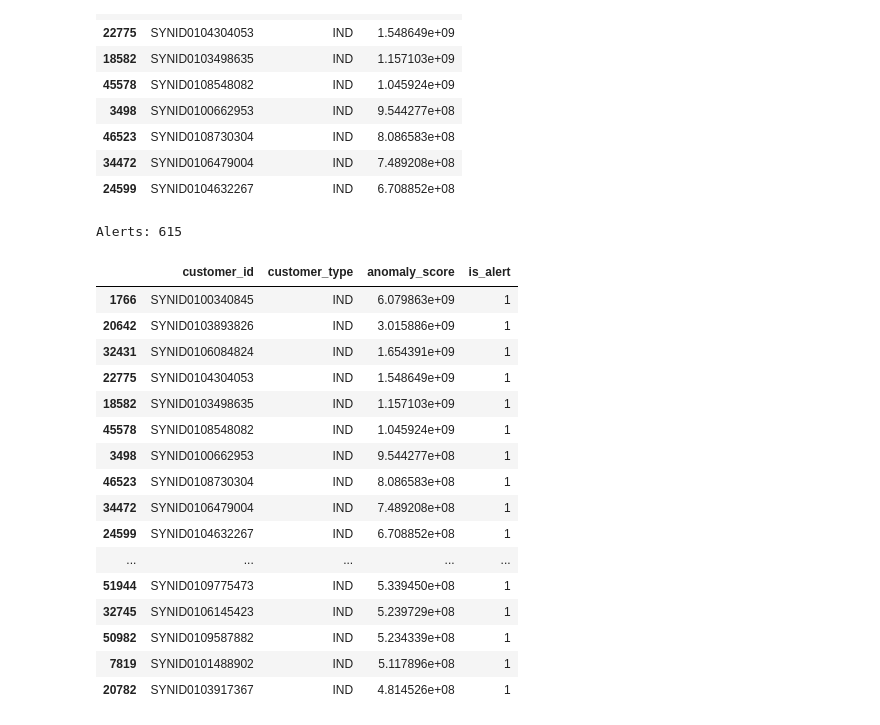
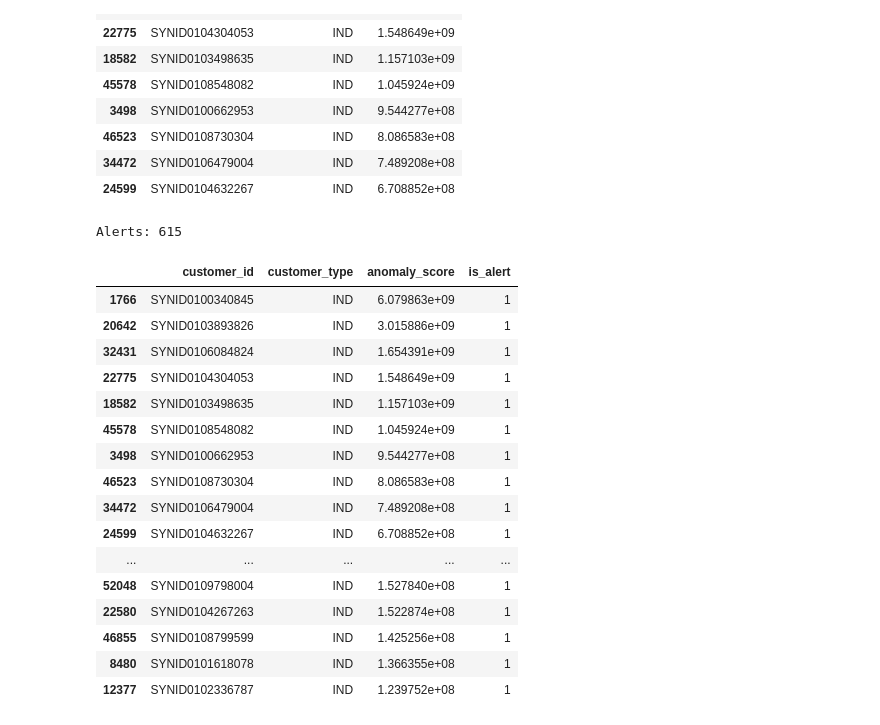
Before and after one commit to GuanlinTony/IMI_Case_Codes, a Jupyter notebook: Semi-supervised_labeling_and_feature_validation.ipynb, the cells around one changed output. Drawn from its saved outputs; the diff is of its cells as text; code cells hidden in the pictures.

```diff
--- a/Semi-supervised_labeling_and_feature_validation.ipynb
+++ b/Semi-supervised_labeling_and_feature_validation.ipynb
@@ -240,31 +240,31 @@ Epoch 25 | loss=745.874391
 # %%
 # =========================================
 # 5. Turn anomaly scores into alerts
 # =========================================
 # Alert top p% highest scores
 p = 0.01  # 1% alerts (adjust this threshold based on your investigation capacity)
 alert_cut = np.quantile(df_scores["anomaly_score"], 1 - p)
 
 df_scores["is_alert"] = (df_scores["anomaly_score"] >= alert_cut).astype(int)
 
 print("Alerts:", df_scores["is_alert"].sum())
-df_scores[df_scores["is_alert"] == 1].sort_values("anomaly_score", ascending=False).head(20)
+df_scores[df_scores["is_alert"] == 1].sort_values("anomaly_score", ascending=False).head(50)
 # %% [output]
 Alerts: 615
 |  | customer_id | customer_type | anomaly_score | is_alert |
 | 1766 | SYNID0100340845 | IND | 6.079863e+09 | 1 |
 | 20642 | SYNID0103893826 | IND | 3.015886e+09 | 1 |
 | 32431 | SYNID0106084824 | IND | 1.654391e+09 | 1 |
 | 22775 | SYNID0104304053 | IND | 1.548649e+09 | 1 |
 | 18582 | SYNID0103498635 | IND | 1.157103e+09 | 1 |
 | 45578 | SYNID0108548082 | IND | 1.045924e+09 | 1 |
 | 3498 | SYNID0100662953 | IND | 9.544277e+08 | 1 |
 | 46523 | SYNID0108730304 | IND | 8.086583e+08 | 1 |
 | 34472 | SYNID0106479004 | IND | 7.489208e+08 | 1 |
 | 24599 | SYNID0104632267 | IND | 6.708852e+08 | 1 |
 | ... | ... | ... | ... | ... |
-| 51944 | SYNID0109775473 | IND | 5.339450e+08 | 1 |
-| 32745 | SYNID0106145423 | IND | 5.239729e+08 | 1 |
-| 50982 | SYNID0109587882 | IND | 5.234339e+08 | 1 |
-| 7819 | SYNID0101488902 | IND | 5.117896e+08 | 1 |
-| 20782 | SYNID0103917367 | IND | 4.814526e+08 | 1 |
+| 52048 | SYNID0109798004 | IND | 1.527840e+08 | 1 |
+| 22580 | SYNID0104267263 | IND | 1.522874e+08 | 1 |
+| 46855 | SYNID0108799599 | IND | 1.425256e+08 | 1 |
+| 8480 | SYNID0101618078 | IND | 1.366355e+08 | 1 |
+| 12377 | SYNID0102336787 | IND | 1.239752e+08 | 1 |
```
